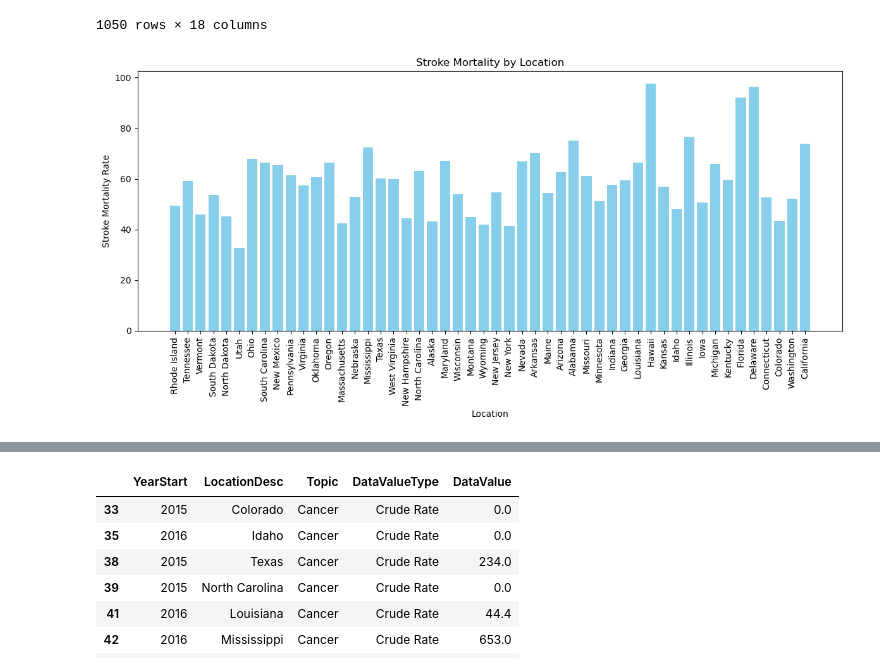
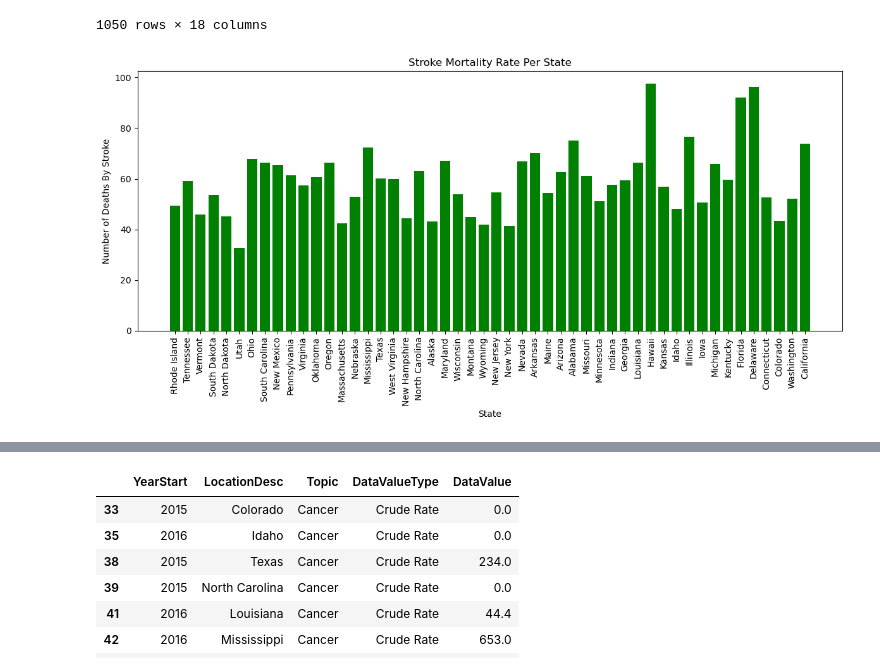
Before and after one commit to ajones1010/Project-1-, a Jupyter notebook: project_1trejo.ipynb, the cells around one changed output, grey strips where cells are left out. Drawn from its saved outputs; the diff is of its cells as text; code cells hidden in the pictures.

```diff
--- a/project_1trejo.ipynb
+++ b/project_1trejo.ipynb
@@ -608,18 +608,18 @@ stroke_mortality
 # %%
 # The stroke mortality rates per state
 locations = stroke_mortality['LocationDesc']
 stroke_rates = stroke_mortality['DataValue']
 
 plt.figure(figsize=(12, 6))
-plt.bar(locations, stroke_rates, color='skyblue')
-plt.xlabel('Location')
-plt.ylabel('Stroke Mortality Rate')
-plt.title('Stroke Mortality by Location')
+plt.bar(locations, stroke_rates, color='green')
+plt.xlabel('State')
+plt.ylabel('Number of Deaths By Stroke')
+plt.title('Stroke Mortality Rate Per State')
 plt.xticks(rotation=90)
 plt.tight_layout()
 plt.show()
 # %% [output]
-[figure, old version]
+[figure, new version]
 # %%
 #Filtering by crude rate, data value type
 chronic_cleaned = chronic_pivot_df.loc[(slice(None), "Crude Rate"), :]
```
Also changed, not shown: parts of 1 cell of this notebook.
